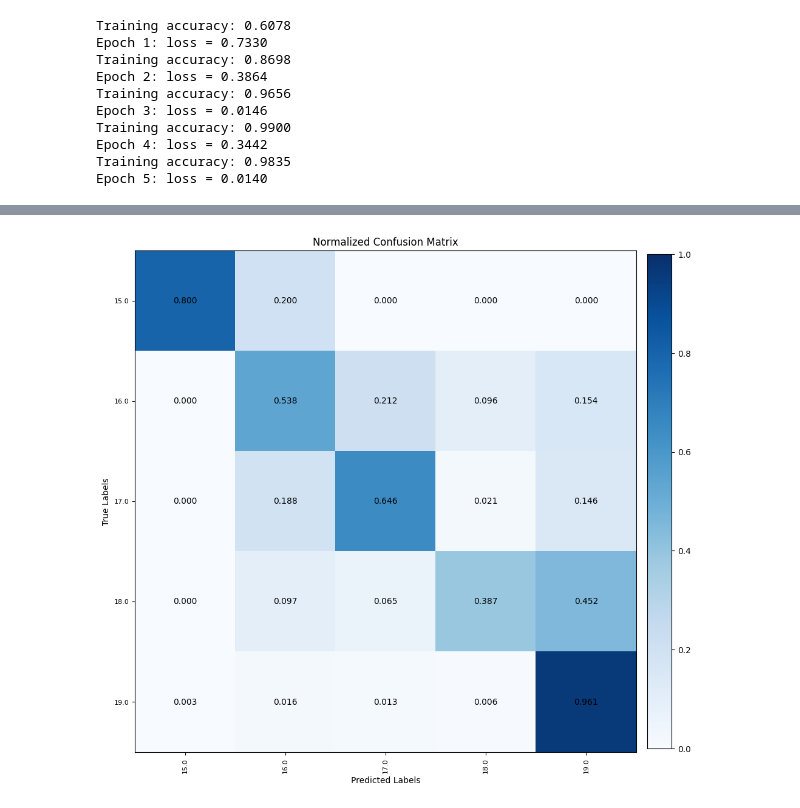
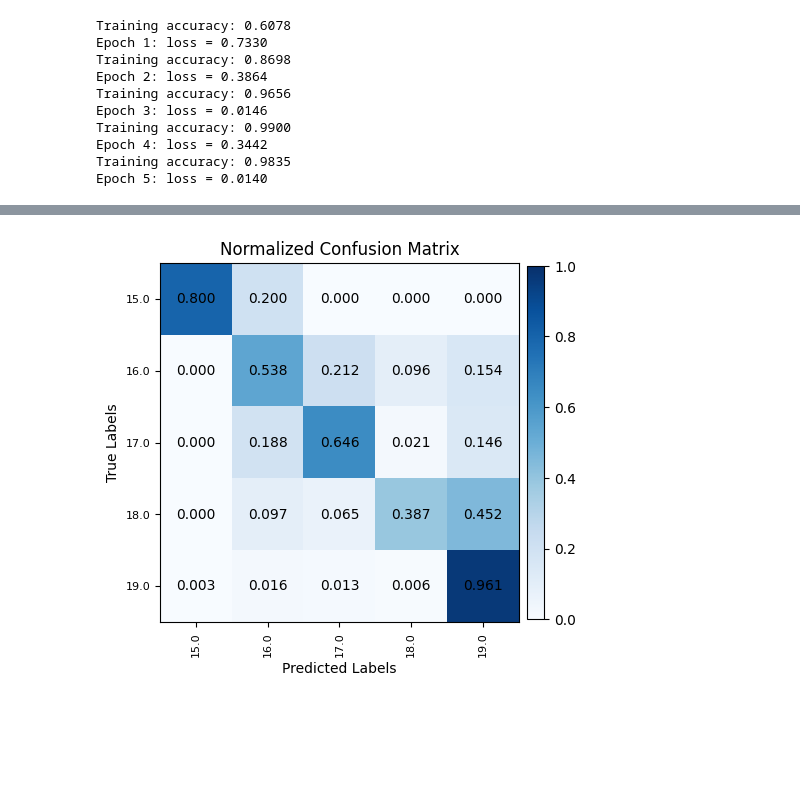
Before and after one commit to kpwce/profiling-spanish-poets, a Jupyter notebook: models/bilstm_epoca.ipynb, the cells around one changed output, grey strips where cells are left out. Saved outputs shown, nothing was run; the diff lists cells and outputs as text; code cells hidden in the pictures; blank space fills up the shorter version.

```diff
--- a/models/bilstm_epoca.ipynb
+++ b/models/bilstm_epoca.ipynb
@@ -411,51 +428,31 @@ Final test accuracy: 0.8356
 # %%
-# visualize the splits for errors
-actuals = torch.cat(actuals).detach().cpu().tolist()
-expecteds = torch.cat(expected).detach().cpu().tolist()
-
-# sort country ids
-classes = sorted(set(expecteds))
-num_classes = len(classes)
-
-label_to_index = {label: idx for idx, label in enumerate(classes)}
-
-mtrx = np.zeros((num_classes, num_classes), dtype=int)
-
-for actual, predicted in zip(expecteds, actuals):
-    i = label_to_index[actual]
-    j = label_to_index[predicted]
-    mtrx[i, j] += 1
-
-# normalize each row (per actual class)
-mtrx_normal = mtrx.astype(float) / mtrx.sum(axis=1, keepdims=True)
-
-fig, ax = plt.subplots(figsize=(10, 10))
+fig, ax = plt.subplots(figsize=(5, 5))
 
 im = ax.imshow(mtrx_normal, cmap='Blues', vmin=0, vmax=1)
 
 ax.set_xlabel('Predicted Labels')
 ax.set_ylabel('True Labels')
 ax.set_title('Normalized Confusion Matrix')
 
 ax.set_xticks(np.arange(num_classes))
 ax.set_yticks(np.arange(num_classes))
 
 # map back to labels
-int_to_country = {v: k for k, v in periodsMap.items()}
-labels = [int_to_country[label] for label in classes]
+int_to_period = {v: k for k, v in periodsMap.items()}
+labels = [int_to_period[label] for label in classes]
 
 ax.set_xticklabels(labels, rotation=90, fontsize=8)
 ax.set_yticklabels(labels, fontsize=8)
 
 # Write normalized values inside cells
 for i in range(num_classes):
     for j in range(num_classes):
         value = mtrx_normal[i, j]
         if not np.isnan(value):  # avoid printing if row sum was zero
             ax.text(j, i, f'{value:.3f}', ha='center', va='center', color='black')
 
 plt.colorbar(im, fraction=0.046, pad=0.02)
 plt.tight_layout()
 plt.show()
 # %% [output]
-[figure, old version]
+[figure, new version]
```
Also changed, not shown: parts of 1 cell of this notebook, 2 other files.
